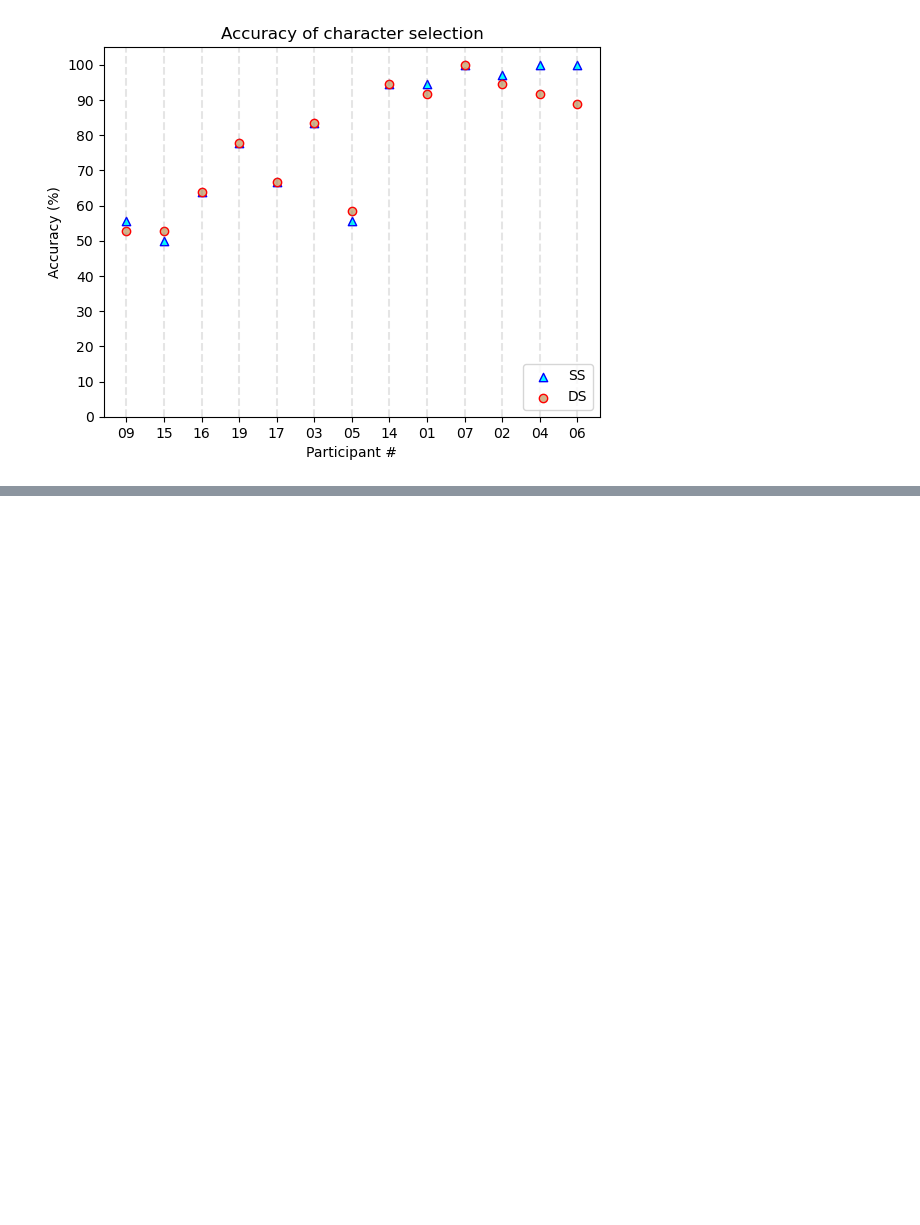
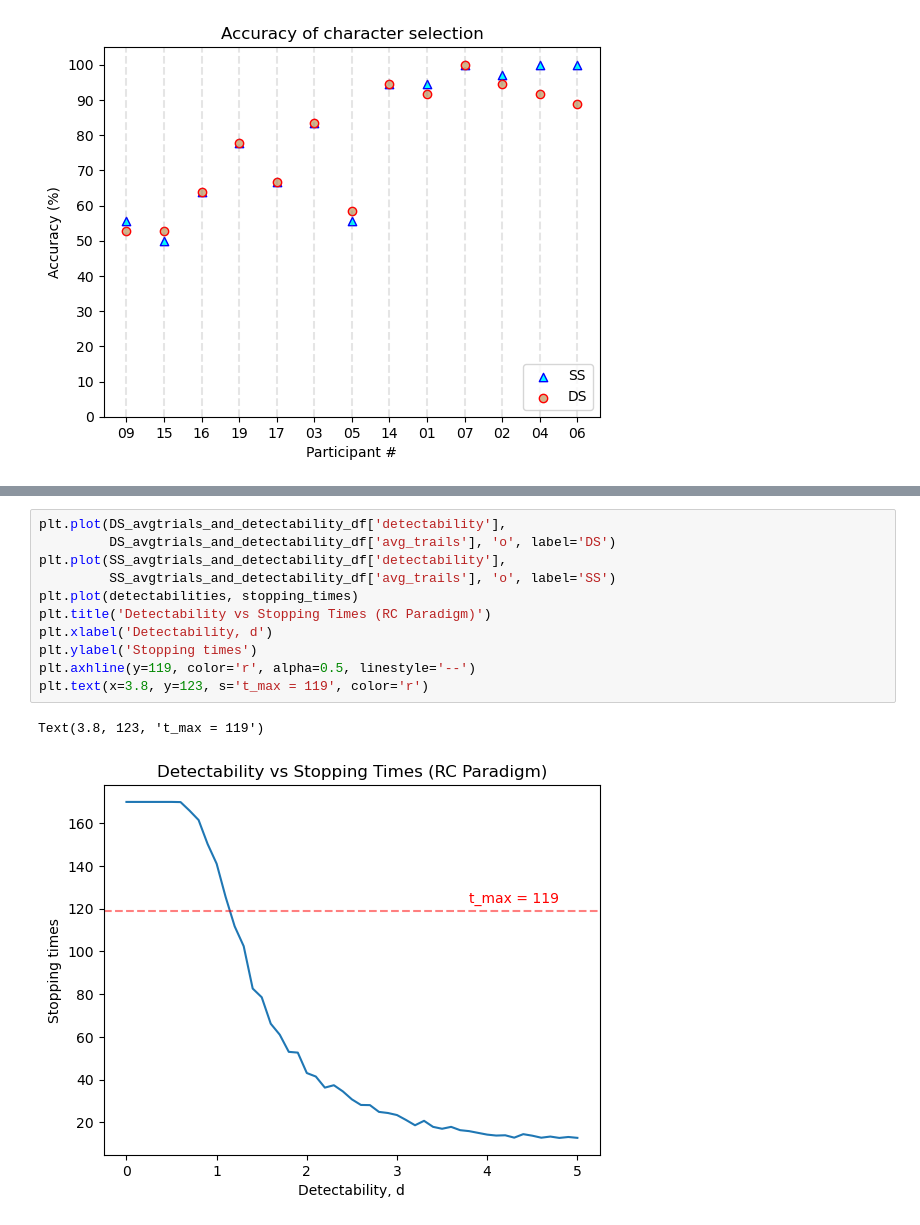
Before and after one commit to zs144/P300-BCI, a Jupyter notebook: Task5/task5-extra-2.ipynb, the cells around one changed output, grey strips where cells are left out. Drawn from its saved outputs; the diff is of its cells as text; blank space fills up the shorter version.

```diff
--- a/Task5/task5-extra-2.ipynb
+++ b/Task5/task5-extra-2.ipynb
@@ -529,0 +630,14 @@ plt.show()
+# %%
+plt.plot(DS_avgtrials_and_detectability_df['detectability'],
+         DS_avgtrials_and_detectability_df['avg_trails'], 'o', label='DS')
+plt.plot(SS_avgtrials_and_detectability_df['detectability'],
+         SS_avgtrials_and_detectability_df['avg_trails'], 'o', label='SS')
+plt.plot(detectabilities, stopping_times)
+plt.title('Detectability vs Stopping Times (RC Paradigm)')
+plt.xlabel('Detectability, d')
+plt.ylabel('Stopping times')
+plt.axhline(y=119, color='r', alpha=0.5, linestyle='--')
+plt.text(x=3.8, y=123, s='t_max = 119', color='r')
+# %% [output]
+Text(3.8, 123, 't_max = 119')
+[figure, added]
```
Also changed, not shown: parts of 6 cells of this notebook.
